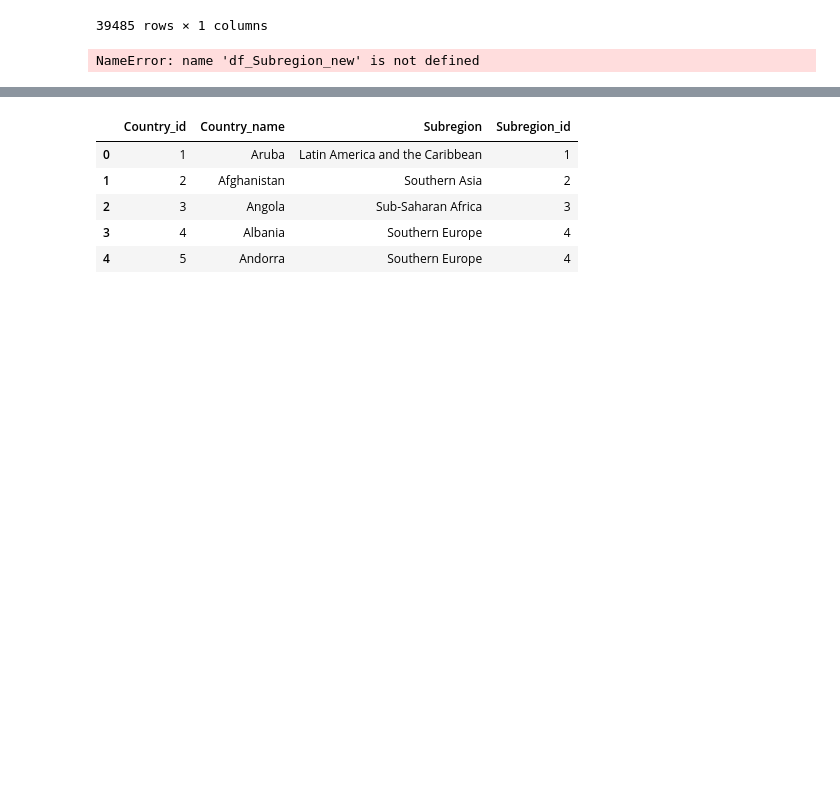
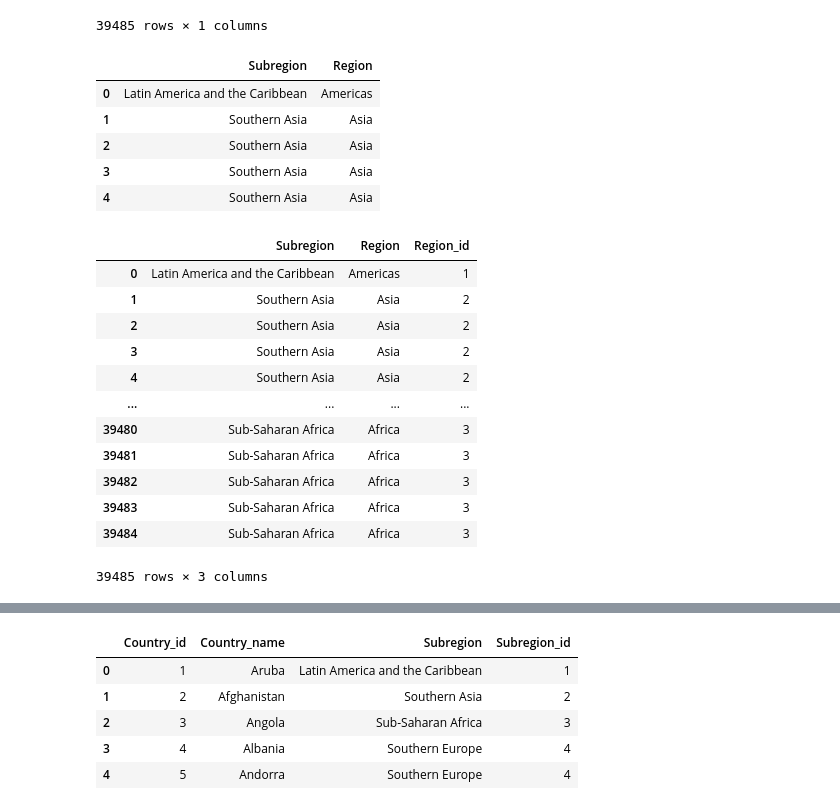
Before and after one commit to mari21041/first_project, a Jupyter notebook: notebooks/load_clean_data.ipynb, the cells around one changed output, grey strips where cells are left out. Drawn from its saved outputs; the diff is of its cells as text; code cells hidden in the pictures; blank space fills up the shorter version.

```diff
--- a/notebooks/load_clean_data.ipynb
+++ b/notebooks/load_clean_data.ipynb
@@ -1081,15 +1081,42 @@ display(df1_region)
 # %%
 df1_region.to_csv('region.csv', index=False)
 # %%
-#df1_Subregion = df1[['Subregion', 'Region']].reset_index(drop=True)
-display(df_Subregion_new.head())
-display(df_region.head())
-df1_Subregion_new2 = df1_Subregion_new.merge(unique_regions_df, on='Region', how="left")
+# Crear df1_Subregion con columnas seleccionadas
+df1_Subregion = df1[['Subregion', 'Region']].reset_index(drop=True)
+
+# Mostrar ejemplos
+display(df1_Subregion.head())
+
+
+# Combinar con unique_regions_df
+df1_Subregion_new2 = df1_Subregion.merge(unique_regions_df, on='Region', how="left")
 display(df1_Subregion_new2)
-df1_Subregion = df1_Subregion.rename(columns={'Subregion': 'Subregion_name', 'Region_id': 'Region_id'})
-df1_Subregion['Subregion_id'] = df1_subregion.index + 1
+
+# Renombrar columnas correctamente
+df1_Subregion = df1_Subregion.rename(columns={'Subregion': 'Subregion_name'})
+
+# Asignar Subregion_id
+df1_Subregion['Subregion_id'] = df1_Subregion.index + 1
 # %% [output]
+|  | Subregion | Region |
+| 0 | Latin America and the Caribbean | Americas |
+| 1 | Southern Asia | Asia |
+| 2 | Southern Asia | Asia |
+| 3 | Southern Asia | Asia |
+| 4 | Southern Asia | Asia |
+|  | Subregion | Region | Region_id |
+| 0 | Latin America and the Caribbean | Americas | 1 |
+| 1 | Southern Asia | Asia | 2 |
+| 2 | Southern Asia | Asia | 2 |
+| 3 | Southern Asia | Asia | 2 |
+| 4 | Southern Asia | Asia | 2 |
+| ... | ... | ... | ... |
+| 39480 | Sub-Saharan Africa | Africa | 3 |
+| 39481 | Sub-Saharan Africa | Africa | 3 |
+| 39482 | Sub-Saharan Africa | Africa | 3 |
+| 39483 | Sub-Saharan Africa | Africa | 3 |
+| 39484 | Sub-Saharan Africa | Africa | 3 |
-NameError: name 'df_Subregion_new' is not defined
+39485 rows × 3 columns
 # %%
 display(df1_Subregion)
 # %% [output]
```
Also changed, not shown: parts of 1 cell of this notebook, 1 other file.
